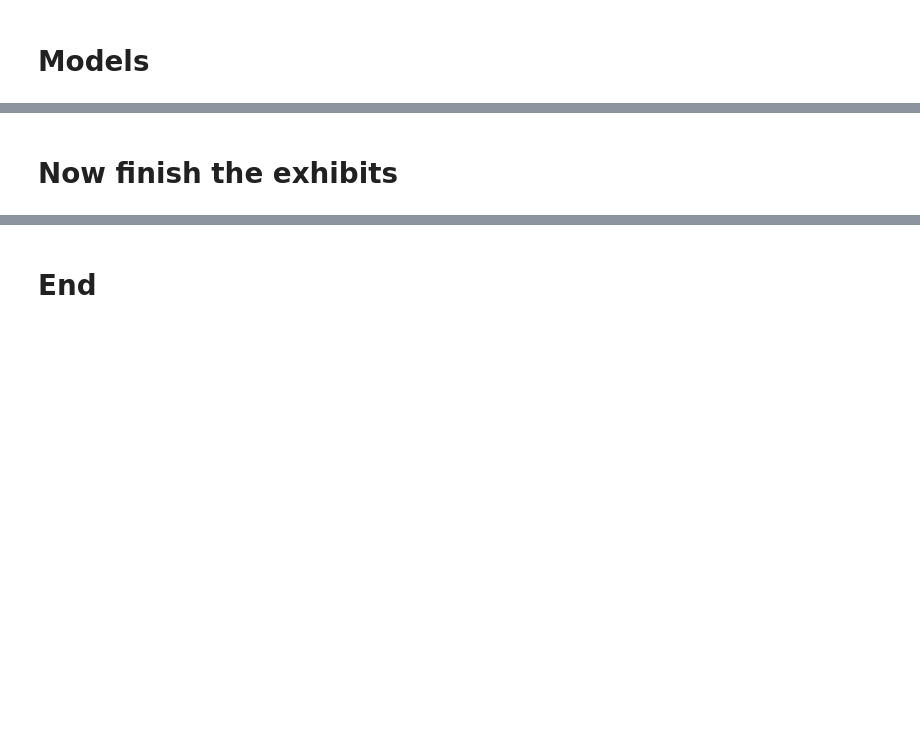
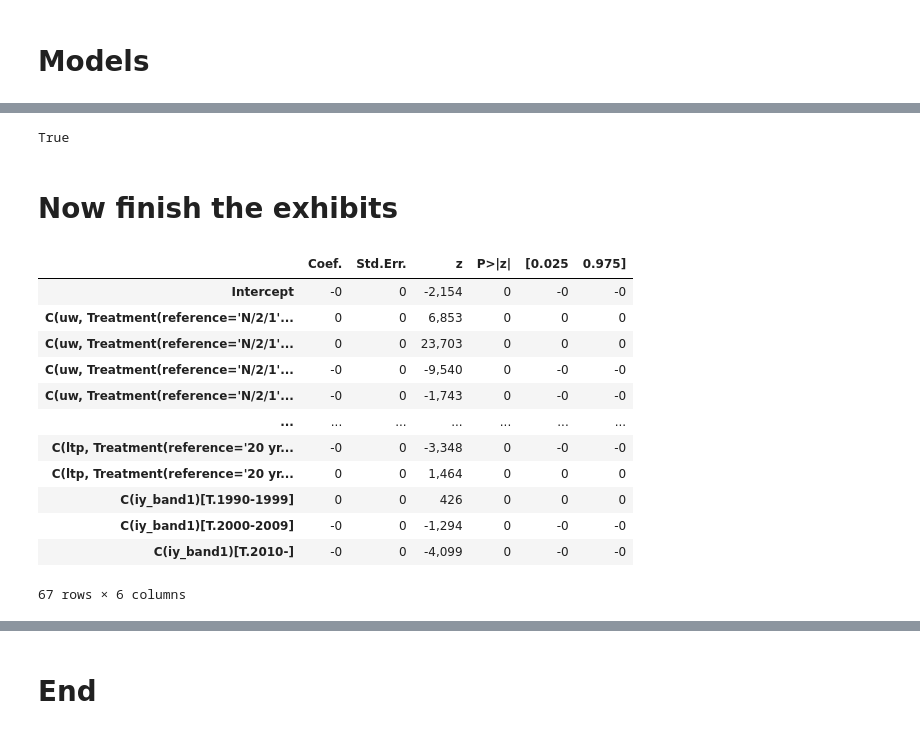
Before and after one commit to SOA-ILEC-Demo/ILECTools, a Jupyter notebook: sample_notebooks/Beyond_Actual_to_Table.ipynb, the cells around one changed output, grey strips where cells are left out. Saved outputs shown, nothing was run; the diff lists cells and outputs as text; code cells hidden in the pictures; blank space fills up the shorter version.

```diff
--- a/sample_notebooks/Beyond_Actual_to_Table.ipynb
+++ b/sample_notebooks/Beyond_Actual_to_Table.ipynb
@@ -146,2 +159,7 @@ Wall time: 1min 11s
+# %%
+np.isclose(m.fit.summary2().tables[1],
+           mp.summary2().tables[1]).all()
+# %% [output]
+True
 # %% [markdown]
 # Now finish the exhibits
@@ -149,0 +166,40 @@ m = models['policy']
+# %%
+def factorAnalysisExhibit(self, forEach):
+    """Show across categories in forEach:
+
+    A/Table
+    Factor
+    Average of all other factors
+    Approximate A/Table (product of all factors or average thereof)
+
+   arguments:
+       forEach: should be a category in the model
+
+   ... Compare factors for a split with the average factor in the applicable other categories and a/table"""
+    cf = {_df.index.names[0]:_df
+          for _df
+          in self.compareFactorsAE()}[forEach].T
+    cfa = self.compFactorAvg(forEach) # the average factor: must exclude category forEach from this becasue is shown
+             # as factor already
+    # Show intercept (overall factor) and take out the one that we're splitting by since we show it already
+    cfa = pd.concat([
+        pd.DataFrame(self.fit.model.family.link.inverse(self.prettyParams()[('Intercept', 'Intercept')])
+                         , index=['Overall']
+                     , columns=cfa.columns)
+        , cfa.loc[cfa.index!= forEach]], axis=0
+        )
+    # datafame of a/t and the estimate
+    atdf = pd.DataFrame({'Observed':cf.loc['A/Table']
+                         , 'Approximated':cfa.product(axis=0) * cf.loc['Factor']})[
+                        ['Observed','Approximated'] # to reorder
+                    ].T
+    res = pd.concat([atdf # The A/T that we'd like to explain
+                     , pd.DataFrame({forEach:cf.loc['Factor']}).T # the factors themselves
+                     , cfa
+                     ]
+                     , keys=['A/VBT15', 'Factor','Avg factors']) # The overall factor (intercept) will show as avg, is OK
+    res.index.names = ['',''] # so don't show "None","None" when writing out
+    return res
+
+m = models['amount']
+factorAnalysisExhibit(m, 'insurance_plan')
@@ -149,0 +208,16 @@ m = models['policy']
+# %%
+m.fit.summary2().tables[1]
+# %% [output]
+|  | Coef. | Std.Err. | z | P>|z| | [0.025 | 0.975] |
+| Intercept | -0 | 0 | -2,154 | 0 | -0 | -0 |
+| C(uw, Treatment(reference='N/2/1'... | 0 | 0 | 6,853 | 0 | 0 | 0 |
+| C(uw, Treatment(reference='N/2/1'... | 0 | 0 | 23,703 | 0 | 0 | 0 |
+| C(uw, Treatment(reference='N/2/1'... | -0 | 0 | -9,540 | 0 | -0 | -0 |
+| C(uw, Treatment(reference='N/2/1'... | -0 | 0 | -1,743 | 0 | -0 | -0 |
+| ... | ... | ... | ... | ... | ... | ... |
+| C(ltp, Treatment(reference='20 yr... | -0 | 0 | -3,348 | 0 | -0 | -0 |
+| C(ltp, Treatment(reference='20 yr... | 0 | 0 | 1,464 | 0 | 0 | 0 |
+| C(iy_band1)[T.1990-1999] | 0 | 0 | 426 | 0 | 0 | 0 |
+| C(iy_band1)[T.2000-2009] | -0 | 0 | -1,294 | 0 | -0 | -0 |
+| C(iy_band1)[T.2010-] | -0 | 0 | -4,099 | 0 | -0 | -0 |
+67 rows × 6 columns
```
Also changed, not shown: parts of 44 cells of this notebook, 2 other files.
